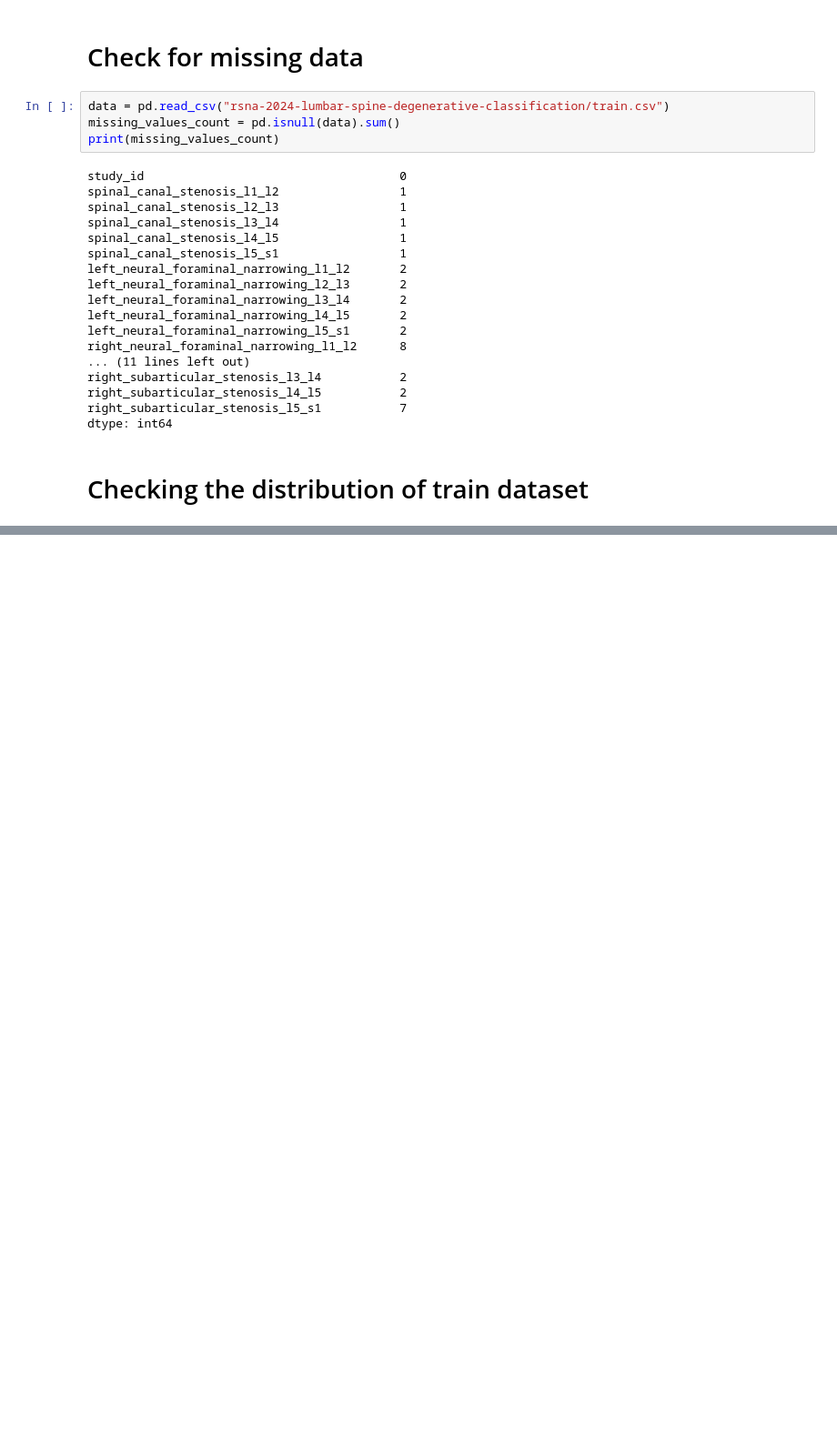
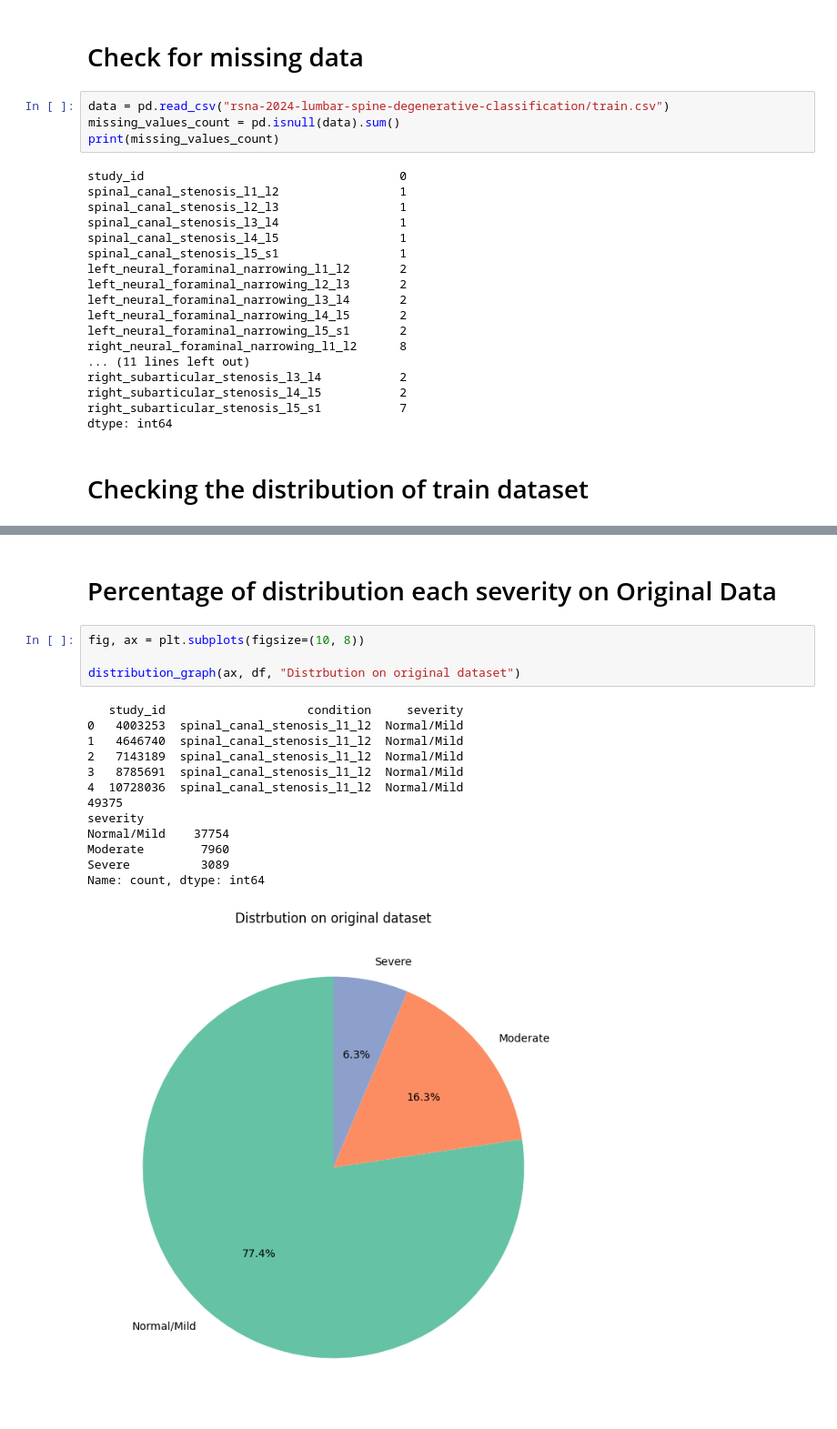
Before and after one commit to SRshohan/Research_lumber_spine, a Jupyter notebook: rsna-draw-image-original-and-with-label.ipynb, the cells around one changed output, grey strips where cells are left out. Shown at 91% size. Saved outputs shown, nothing was run; the diff lists cells and outputs as text; blank space fills up the shorter version.

```diff
--- a/rsna-draw-image-original-and-with-label.ipynb
+++ b/rsna-draw-image-original-and-with-label.ipynb
@@ -245,0 +237,20 @@ Name: count, dtype: int64
+# %% [markdown]
+# Percentage of distribution each severity on Original Data
+# %%
+fig, ax = plt.subplots(figsize=(10, 8))
+
+distribution_graph(ax, df, "Distrbution on original dataset")
+# %% [output]
+   study_id                    condition     severity
+0   4003253  spinal_canal_stenosis_l1_l2  Normal/Mild
+1   4646740  spinal_canal_stenosis_l1_l2  Normal/Mild
+2   7143189  spinal_canal_stenosis_l1_l2  Normal/Mild
+3   8785691  spinal_canal_stenosis_l1_l2  Normal/Mild
+4  10728036  spinal_canal_stenosis_l1_l2  Normal/Mild
+49375
+severity
+Normal/Mild    37754
+Moderate        7960
+Severe          3089
+Name: count, dtype: int64
+[figure, added]
```
Also changed, not shown: parts of 5 cells of this notebook, 1 other file.
